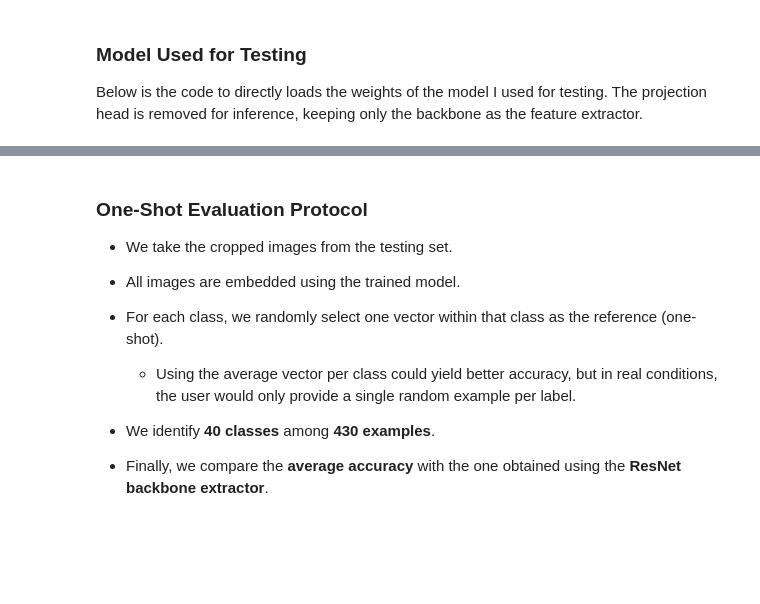
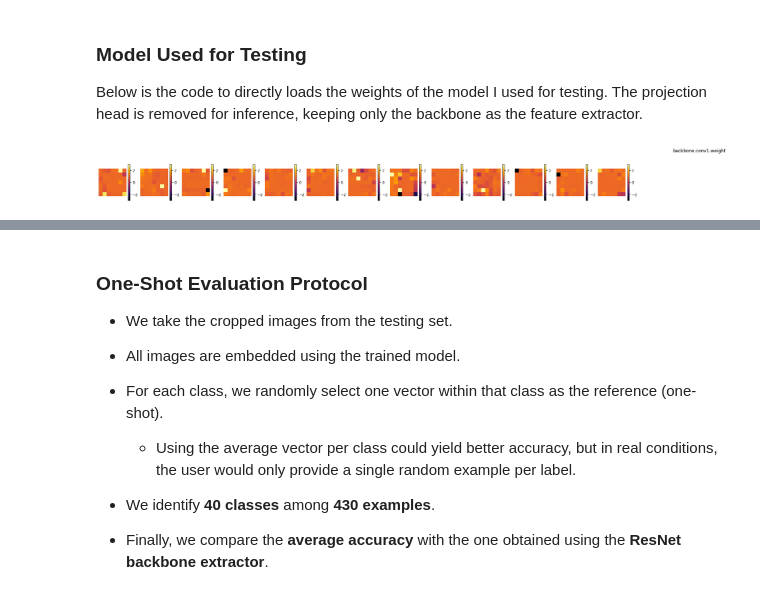
Before and after one commit to samuelmoyal/SimCLR-fine-tuning, a Jupyter notebook: one_shot_simclr.ipynb, the cells around one changed output, grey strips where cells are left out. Drawn from its saved outputs; the diff is of its cells as text; code cells hidden in the pictures; blank space fills up the shorter version.

```diff
--- a/one_shot_simclr.ipynb
+++ b/one_shot_simclr.ipynb
@@ -647,0 +704,89 @@ feature_extractor = model.backbone
+# %%
+reference_extractor = ResNetSimCLR(base_model=base_model,out_dim=out_dim).to(device)
+reference_extractor.backbone.fc = nn.Identity()
+
+feature_extractor = ResNetSimCLR(base_model=base_model,out_dim=out_dim).to(device)
+weights_file="final_weights_epoch15.pth"
+ckpt = torch.load(weights_file, map_location='cpu')
+feature_extractor.load_state_dict(ckpt["model_state_dict"], strict=True)
+feature_extractor.backbone.fc = nn.Identity()
+# %%
+import matplotlib.pyplot as plt
+import numpy as np
+
+params_before = dict(reference_extractor.named_parameters())
+params_after  = dict(feature_extractor.named_parameters())
+
+for name, w_before in params_before.items():
+    if name not in params_after:
+        continue
+
+    w_before = w_before.detach().cpu().numpy()
+    w_after  = params_after[name].detach().cpu().numpy()
+
+    if w_before.shape != w_after.shape:
+        continue
+
+    # Calcul du rapport des poids avant / après
+    ratio = w_after / w_before
+
+    # --- 1D → impossible à afficher
+    if ratio.ndim == 1:
+        print(f"[SKIP] 1D layer: {name}")
+        continue
+
+    # --- 2D → direct
+    if ratio.ndim == 2:
+        print("2DDDDDf")
+
+        plt.figure(figsize=(5,4))
+        im = plt.imshow(ratio, cmap="inferno")
+        plt.colorbar(im)  # Afficher l'échelle de couleur
+        plt.title(f"{name}")
+        plt.show()
+        continue
+
+    # --- 3D → convolution : plusieurs filtres
+    if ratio.ndim == 3:
+        print("333DDDDDf")
+        C, H, W = ratio.shape
+        cols = 8
+        rows = int(np.ceil(C / cols))
+
+        plt.figure(figsize=(cols*2, rows*2))
+        for i in range(C):
+            plt.subplot(rows, cols, i+1)
+            im = plt.imshow(ratio[i], cmap="inferno")
+            plt.axis("off")
+            plt.colorbar(im)  # Afficher l'échelle de couleur pour chaque filtre
+        plt.suptitle(f"{name}")
+        plt.show()
+        continue
+
+    if ratio.ndim == 4:
+        # Projection : moyenne sur les in_channels
+        ratio2 = ratio.mean(axis=1)  # (out_channels, H, W)
+
+        C, H, W = ratio2.shape
+        cols = 30  # Nombre de colonnes
+        rows = int(np.ceil(C / cols))  # Nombre de lignes ajusté
+
+        # Fixer l'échelle des valeurs entre -3 et 3
+        vmin, vmax = -3, 3
+
+        plt.figure(figsize=(cols * 2, rows * 2))
+
+        idx = 1
+        for i in range(C):
+            if i % 5 == 0:
+                plt.subplot(rows, cols, idx)
+                im = plt.imshow(ratio2[i], cmap="inferno", vmin=vmin, vmax=vmax)  # Fixe l'échelle pour toutes les images
+                plt.axis("off")
+                plt.colorbar(im)  # Afficher la colorbar avec l'échelle définie
+                idx += 1  # Incrémenter l'indice pour chaque filtre
+
+        plt.suptitle(f"{name}")
+        plt.show()
+        continue
+# %% [output]
+[figure, added]
```
Also changed, not shown: parts of 17 cells of this notebook, 9 other files.
